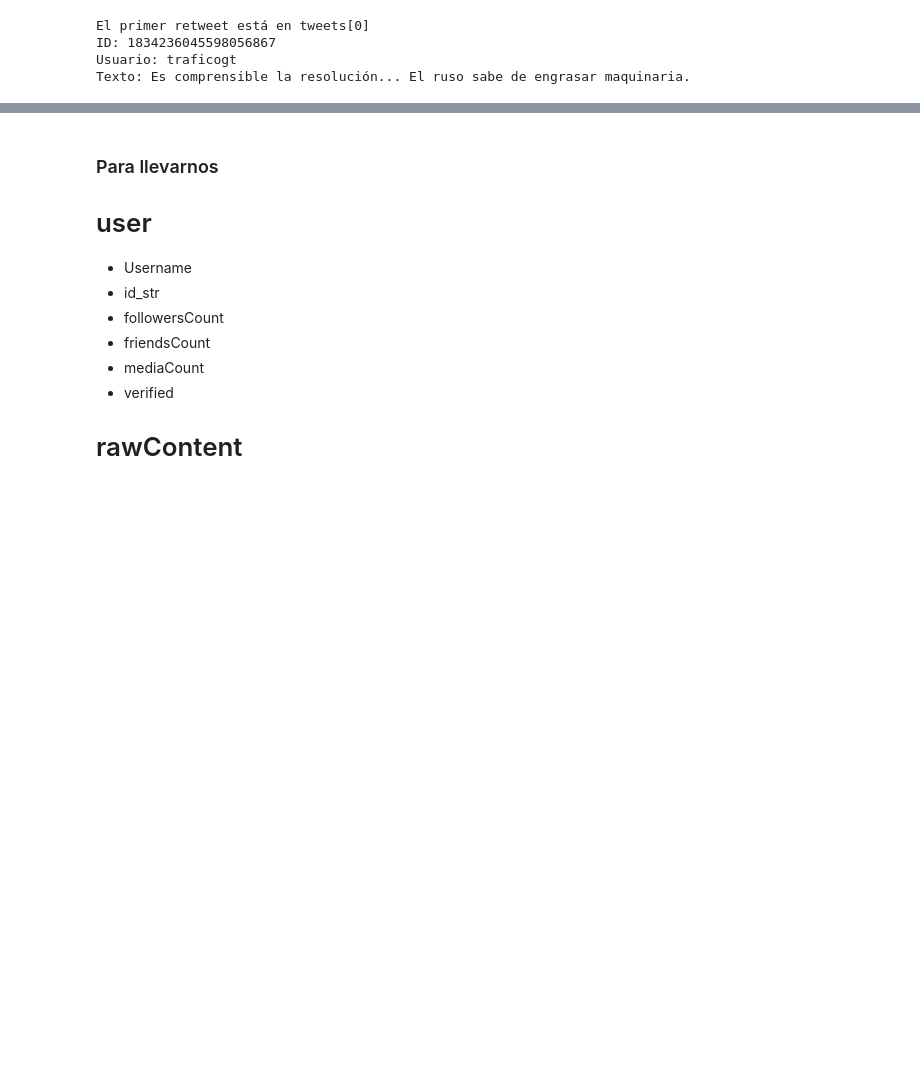
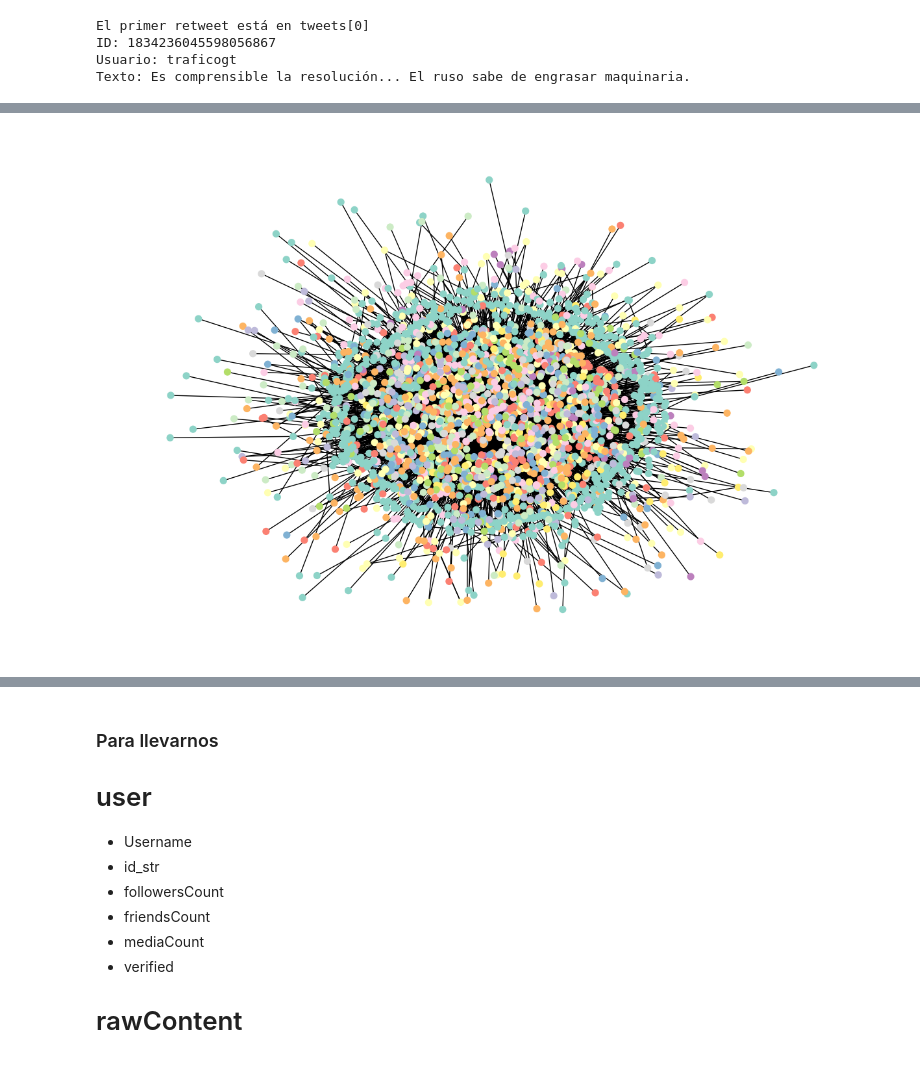
Before and after one commit to Gerax5/DS-lab6, a Jupyter notebook: greport.ipynb, the cells around one changed output, grey strips where cells are left out. Cells and saved outputs as stored; diff of their text form; code cells hidden in the pictures; blank space fills up the shorter version.

Commit message:
feat: added community analysis and influencer analysis

```diff
--- a/greport.ipynb
+++ b/greport.ipynb
@@ -326,0 +336,8 @@ ValueError: 'transparent' is not a valid value for color: supported inputs are (
+# %%
+G = nx.from_pandas_edgelist(df_edges, source="source", target="target", create_using=nx.DiGraph())
+
+# Convertir a no dirigido porque se trabaja de mejor forma
+G_undirected = G.to_undirected()
+
+# Detección de comunidades con Louvain
+partition = community_louvain.best_partition(G_undirected)
@@ -326,0 +346,11 @@ ValueError: 'transparent' is not a valid value for color: supported inputs are (
+# %%
+
+plt.figure(figsize=(12, 8))
+pos = nx.spring_layout(G_undirected)
+
+# Asignar color según comunidad
+colors = [partition[node] for node in G_undirected.nodes()]
+nx.draw(G_undirected, pos, node_color=colors, with_labels=False, node_size=50, cmap=plt.cm.Set3)
+plt.show()
+# %% [output]
+[figure, added]
```
Also changed, not shown: parts of 41 cells of this notebook, 8 other files.
